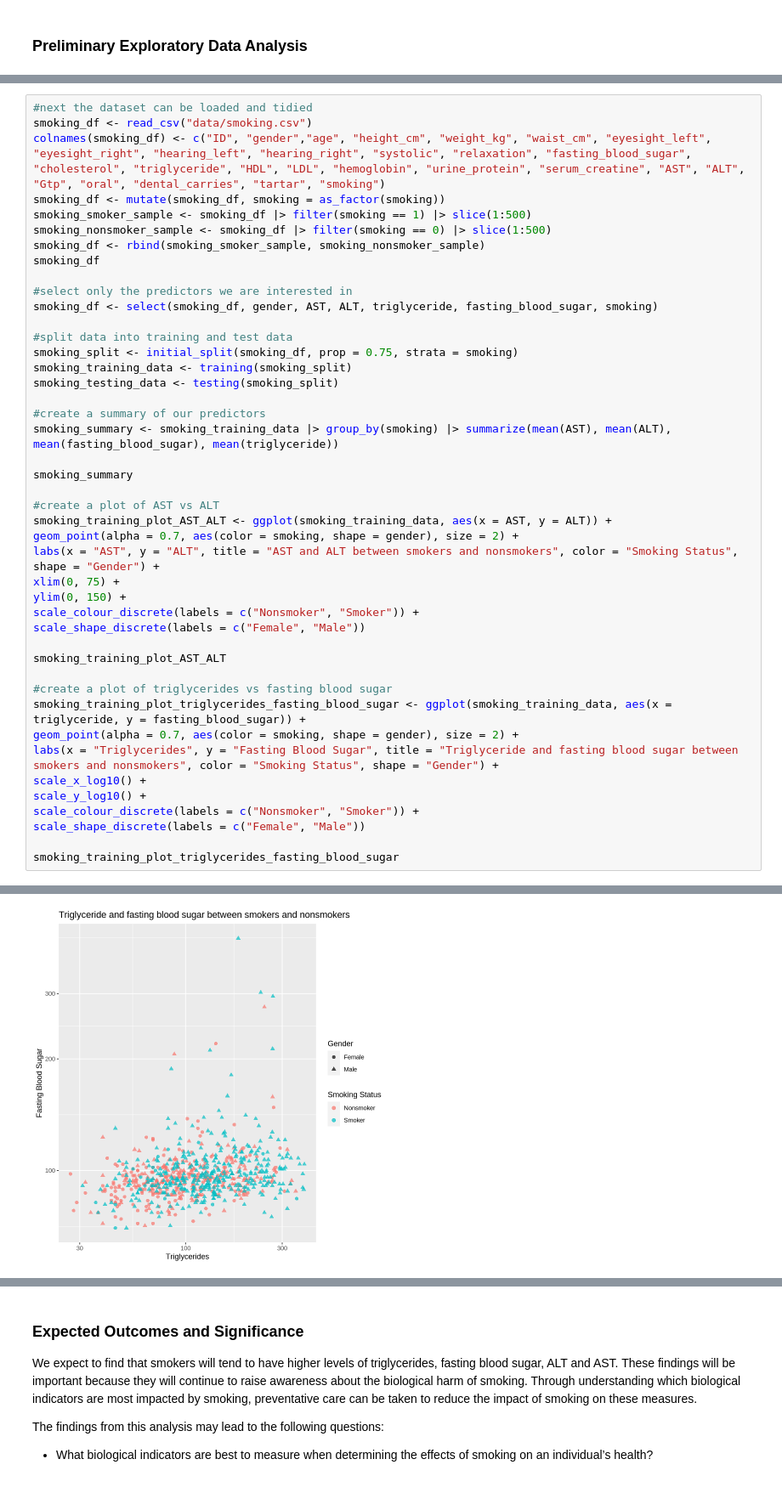
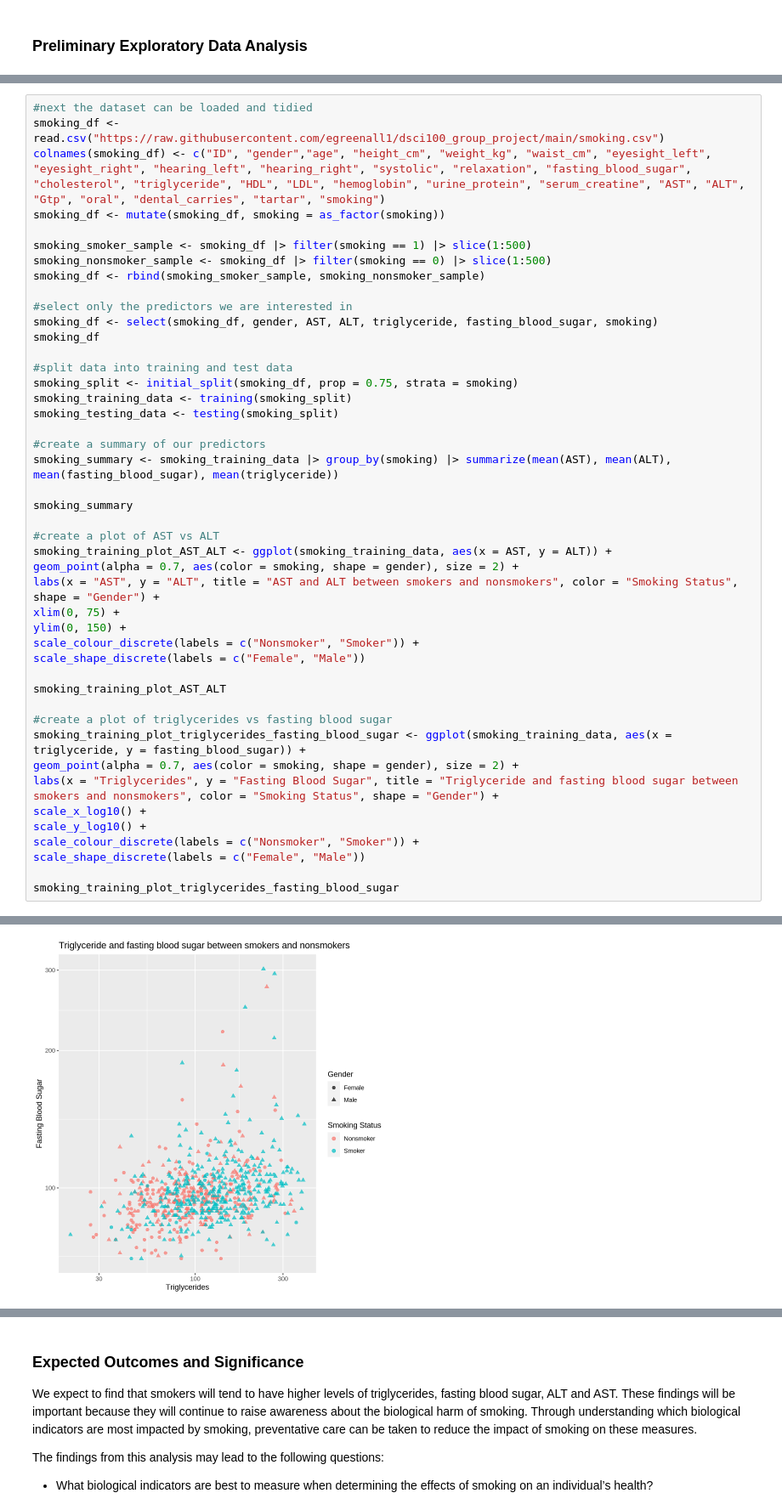
Before and after one commit to egreenall1/dsci100_group_project, a Jupyter notebook: group_project_v1.ipynb, the cells around one changed output, grey strips where cells are left out. Shown at 85% size. Saved outputs shown, nothing was run; the diff lists cells and outputs as text.

```diff
--- a/group_project_v1.ipynb
+++ b/group_project_v1.ipynb
@@ -39,15 +21,16 @@ library(RColorBrewer)
 # %%
 #next the dataset can be loaded and tidied
-smoking_df <- read_csv("data/smoking.csv")
+smoking_df <- read.csv("https://raw.githubusercontent.com/egreenall1/dsci100_group_project/main/smoking.csv")
 colnames(smoking_df) <- c("ID", "gender","age", "height_cm", "weight_kg", "waist_cm", "eyesight_left", "eyesight_right", "hearing_left", "hearing_right", "systolic", "relaxation", "fasting_blood_sugar", "cholesterol", "triglyceride", "HDL", "LDL", "hemoglobin", "urine_protein", "serum_creatine", "AST", "ALT", "Gtp", "oral", "dental_carries", "tartar", "smoking")
 smoking_df <- mutate(smoking_df, smoking = as_factor(smoking))
+
 smoking_smoker_sample <- smoking_df |> filter(smoking == 1) |> slice(1:500)
 smoking_nonsmoker_sample <- smoking_df |> filter(smoking == 0) |> slice(1:500)
 smoking_df <- rbind(smoking_smoker_sample, smoking_nonsmoker_sample)
-smoking_df
 
 #select only the predictors we are interested in
 smoking_df <- select(smoking_df, gender, AST, ALT, triglyceride, fasting_blood_sugar, smoking)
+smoking_df
 
 #split data into training and test data
 smoking_split <- initial_split(smoking_df, prop = 0.75, strata = smoking)
@@ -119,4 +94,4 @@ Warning message:
-[figure, old version]
+[figure, new version]
 # %% [markdown]
 ### **Methods**
 To classify smoker status, we are using the following predictor variables:
```
Also changed, not shown: parts of 4 cells of this notebook.
